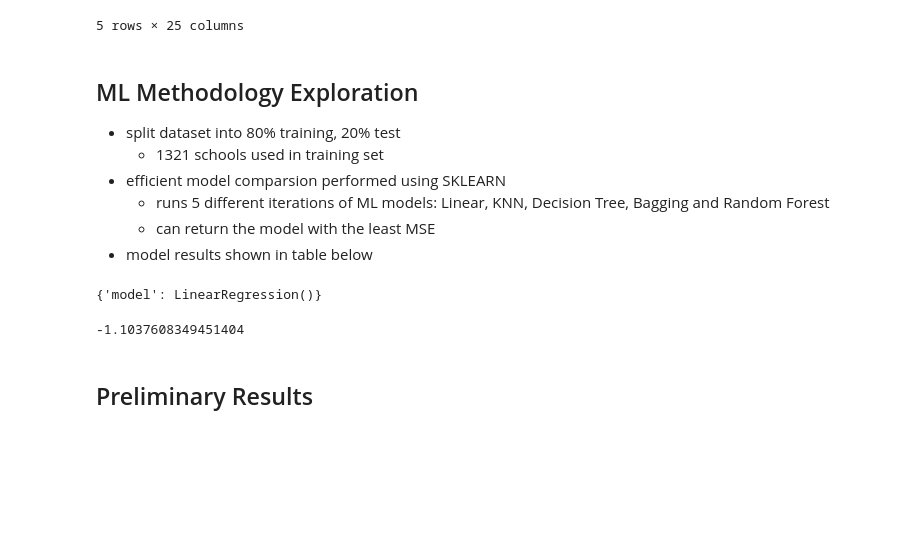
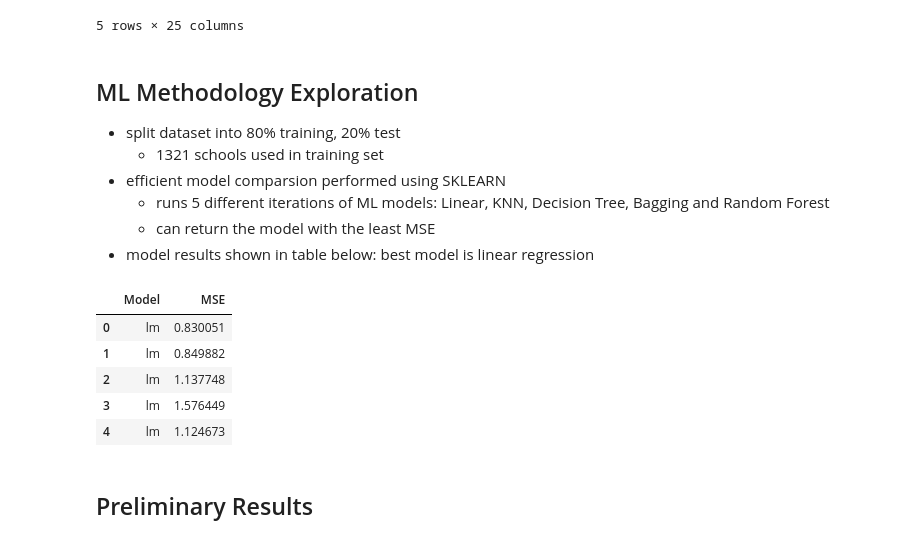
Before and after one commit to lawandyaseen/PPOL564FinalProject, a Jupyter notebook: Final Presentation.ipynb, the cells around one changed output. Cells and saved outputs as stored; diff of their text form; code cells hidden in the pictures; blank space fills up the shorter version.

```diff
--- a/Final Presentation.ipynb
+++ b/Final Presentation.ipynb
@@ -210,4 +232,4 @@ data.head()
 - efficient model comparsion performed using SKLEARN
     - runs 5 different iterations of ML models: Linear, KNN, Decision Tree, Bagging and Random Forest
     - can return the model with the least MSE
-- model results shown in table below
+- model results shown in table below: best model is linear regression
@@ -216,10 +236,11 @@ data.head()
-# %%
-search.best_params_
-# %% [output]
-{'model': LinearRegression()}
-# %%
-search.best_score_
-# %% [output]
--1.1037608349451404
+# %%
+collect_scores.head()
+# %% [output]
+|  | Model | MSE |
+| 0 | lm | 0.830051 |
+| 1 | lm | 0.849882 |
+| 2 | lm | 1.137748 |
+| 3 | lm | 1.576449 |
+| 4 | lm | 1.124673 |
 # %% [markdown]
 ## Preliminary Results
```
Also changed, not shown: parts of 12 cells of this notebook, 2 other files.
